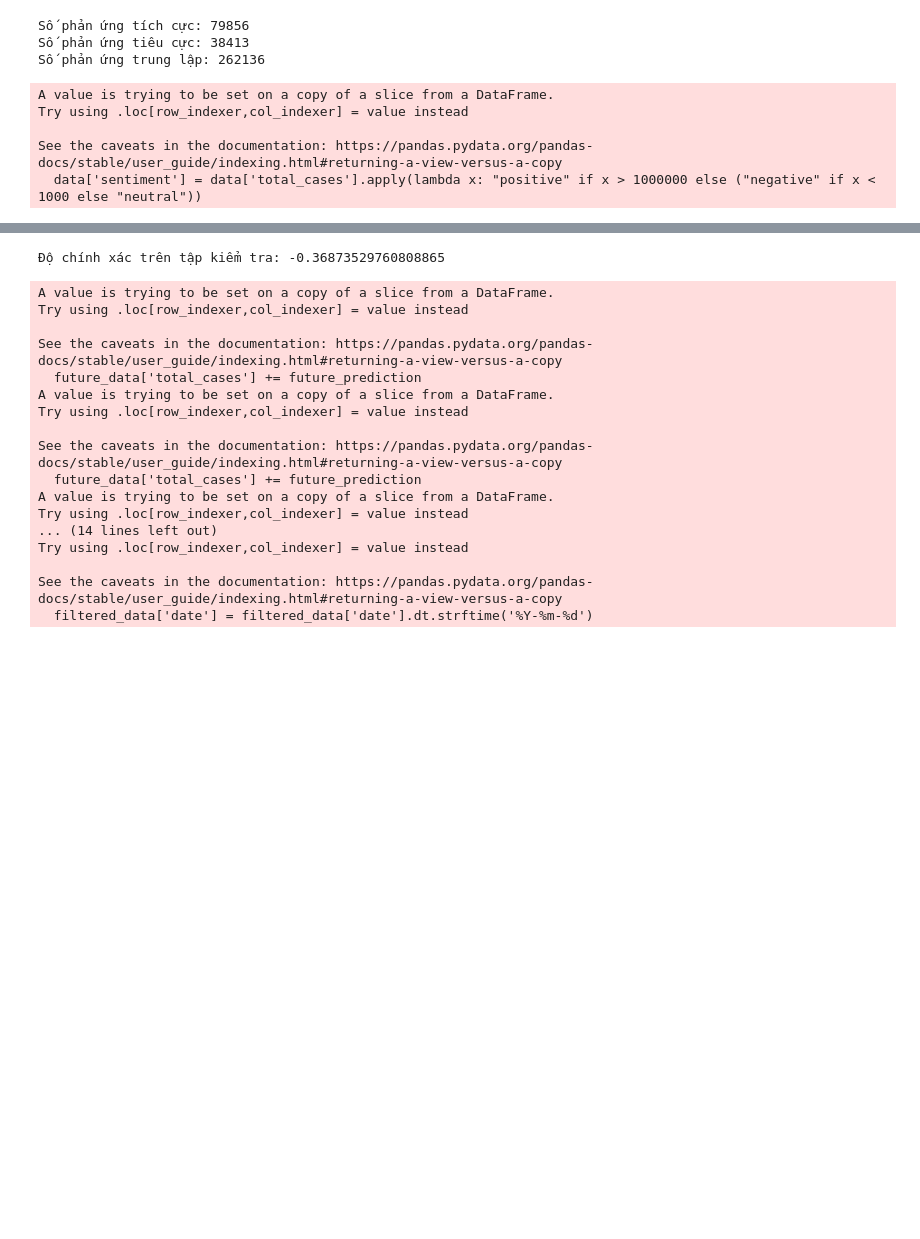
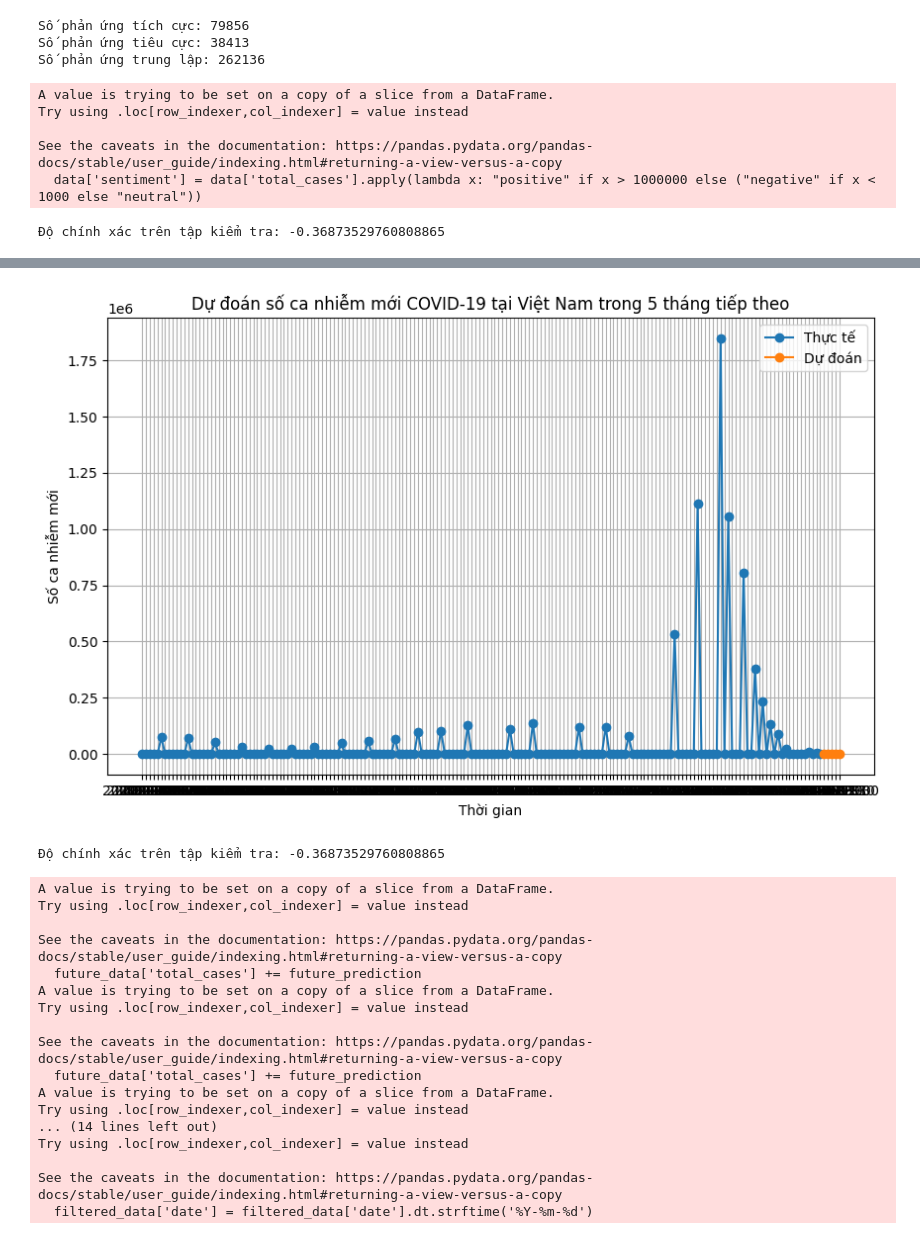
Before and after one commit to hoanganhloan172/Covid_19_analysis_by_PHA_DTD, a Jupyter notebook: BTL CUỐI KÌ/bài_tập_lớn_python.ipynb, the cells around one changed output, grey strips where cells are left out. Cells and saved outputs as stored; diff of their text form; code cells hidden in the pictures; blank space fills up the shorter version.

```diff
--- a/BTL CUỐI KÌ/bài_tập_lớn_python.ipynb
+++ b/BTL CUỐI KÌ/bài_tập_lớn_python.ipynb
@@ -1074,3 +1074,69 @@ Try using .loc[row_indexer,col_indexer] = value instead
 
 See the caveats in the documentation: https://pandas.pydata.org/pandas-docs/stable/user_guide/indexing.html#returning-a-view-versus-a-copy
   data['sentiment'] = data['total_cases'].apply(lambda x: "positive" if x > 1000000 else ("negative" if x < 1000 else "neutral"))
+# %%
+import pandas as pd
+from sklearn.model_selection import train_test_split
+from sklearn.ensemble import RandomForestRegressor
+import matplotlib.pyplot as plt
+import numpy as np
+
+# Đọc dữ liệu từ tập tin CSV
+data = pd.read_csv('owid-covid-data.csv')
+
+# Lọc dữ liệu cho Việt Nam
+vietnam_data = data[data['location'] == 'Vietnam']
+
+# Chọn các tính năng quan trọng và biến mục tiêu
+features = ['total_cases', 'total_deaths', 'total_tests']
+target = 'new_cases'
+
+# Loại bỏ các mẫu có giá trị NaN trong các đặc trưng và biến mục tiêu
+vietnam_data = vietnam_data.dropna(subset=features + [target])
+
+# Chuẩn bị dữ liệu
+X = vietnam_data[features]
+y = vietnam_data[target]
+
+# Chia dữ liệu thành tập huấn luyện và tập kiểm tra
+X_train, X_test, y_train, y_test = train_test_split(X, y, test_size=0.2, random_state=42)
+
+# Xây dựng mô hình Random Forest
+model = RandomForestRegressor(n_estimators=100, random_state=42)
+
+# Huấn luyện mô hình trên tập huấn luyện
+model.fit(X_train, y_train)
+
+# Đánh giá mô hình trên tập kiểm tra
+print("Độ chính xác trên tập kiểm tra:", model.score(X_test, y_test))
+
+# Dự đoán số ca nhiễm mới trong 5 tháng tiếp theo
+n_months = 5
+future_months = pd.date_range(start=vietnam_data['date'].iloc[-1], periods=n_months+1, freq='M')[1:]
+future_data = X.iloc[[-1]]  # Sử dụng dữ liệu của tháng cuối cùng để dự đoán
+predicted_cases = []
+for _ in range(n_months):
+    future_prediction = model.predict(future_data)
+    predicted_cases.append(future_prediction[0])
+    future_data['total_cases'] += future_prediction
+
+# Tạo DataFrame cho dự đoán
+predicted_dates = pd.date_range(start=vietnam_data['date'].iloc[-1], periods=n_months, freq='M') + pd.DateOffset(months=1)
+predicted_data = pd.DataFrame({'date': predicted_dates, 'new_cases': predicted_cases})
+predicted_data.set_index('date', inplace=True)
+
+# Chuyển đổi cột thời gian sang chuỗi
+predicted_data['date'] = predicted_data.index.strftime('%Y-%m-%d')
+
+# Vẽ biểu đồ dự đoán
+plt.figure(figsize=(10, 6))
+plt.plot(vietnam_data['date'], vietnam_data['new_cases'], label='Thực tế', marker='o')
+plt.plot(predicted_data['date'], predicted_data['new_cases'], label='Dự đoán', marker='o')
+plt.xlabel('Thời gian')
+plt.ylabel('Số ca nhiễm mới')
+plt.title('Dự đoán số ca nhiễm mới COVID-19 tại Việt Nam trong 5 tháng tiếp theo')
+plt.legend()
+plt.grid(True)
+plt.show()
+# %% [output]
+Độ chính xác trên tập kiểm tra: -0.36873529760808865
@@ -1077,3 +1160,4 @@ See the caveats in the documentation: https://pandas.pydata.org/pandas-docs/stab
+[figure, added]
 # %%
 #phần d-1
 import pandas as pd
```
Also changed, not shown: parts of 2 cells of this notebook.
